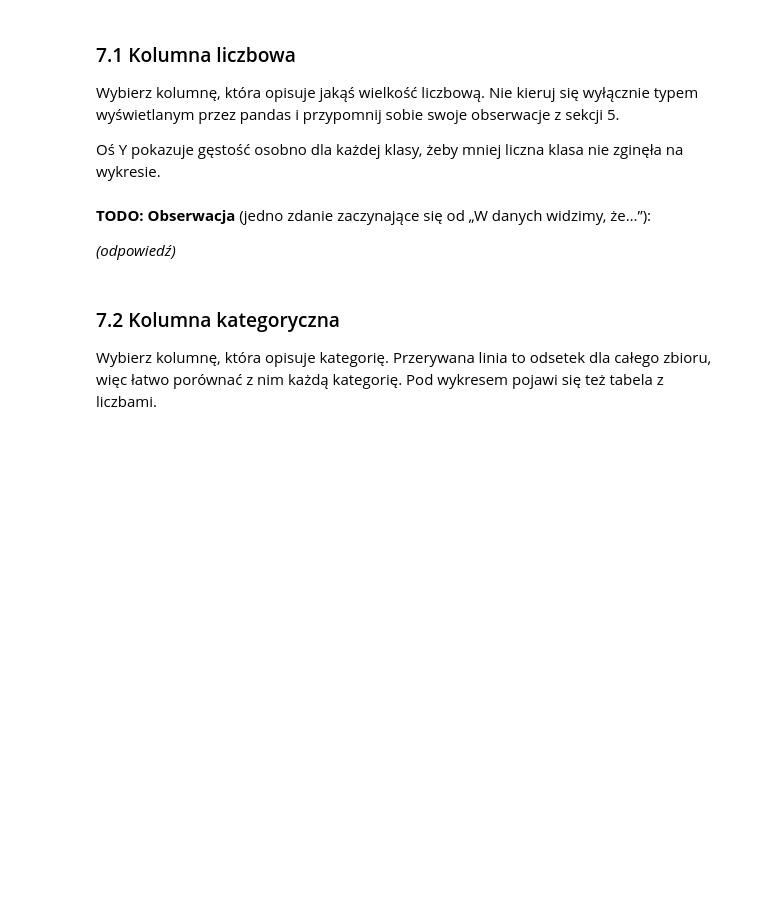
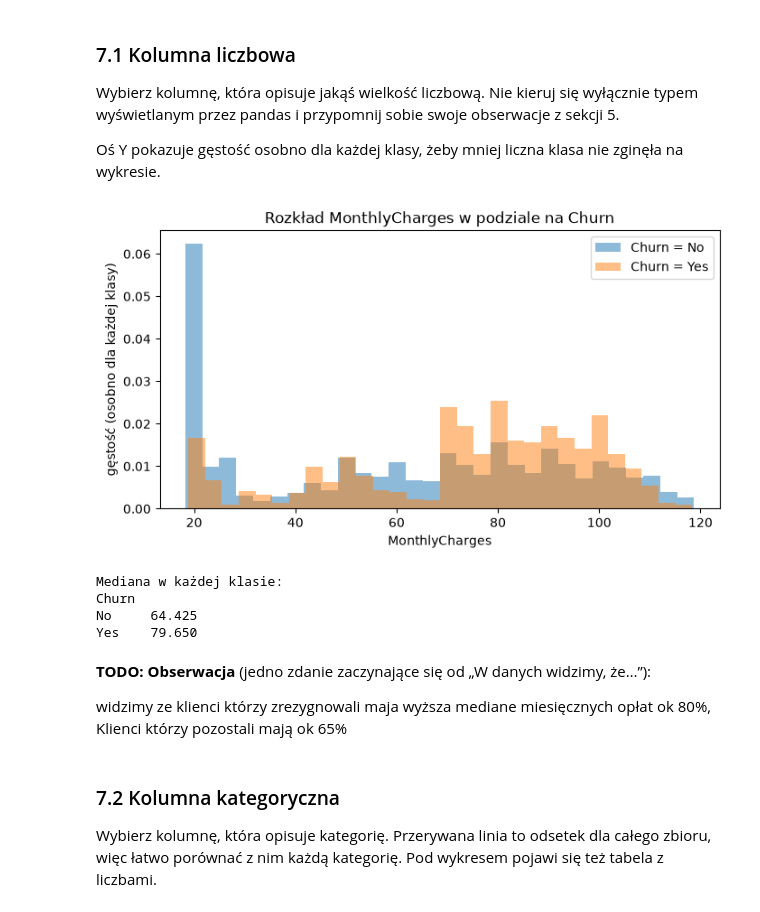
Before and after one commit to S30488/S30488_Jakub_Okurowski, a Jupyter notebook: notebooks/01_onboarding_eda.ipynb, the cells around one changed output. Cells and saved outputs as stored; diff of their text form; code cells hidden in the pictures; blank space fills up the shorter version.

```diff
--- a/notebooks/01_onboarding_eda.ipynb
+++ b/notebooks/01_onboarding_eda.ipynb
@@ -484,13 +500,19 @@ Wybierz kolumnę, która opisuje jakąś wielkość liczbową. Nie kieruj się w
 Oś Y pokazuje gęstość osobno dla każdej klasy, żeby mniej liczna klasa nie zginęła na wykresie.
 # %%
 # TODO: wpisz nazwę wybranej kolumny liczbowej.
-numeric_column = None
+numeric_column = "MonthlyCharges"
 
 plot_numeric_by_target(df, numeric_column, TARGET)
+# %% [output]
+[figure, added]
+Mediana w każdej klasie:
+Churn
+No     64.425
+Yes    79.650
 # %% [markdown]
 **TODO: Obserwacja** (jedno zdanie zaczynające się od „W danych widzimy, że…”):
 
-*(odpowiedź)*
+widzimy ze klienci którzy zrezygnowali maja wyższa mediane miesięcznych opłat ok 80%, Klienci którzy pozostali mają ok 65%
 # %% [markdown]
 ### 7.2 Kolumna kategoryczna
 
```
Also changed, not shown: parts of 11 cells of this notebook.
